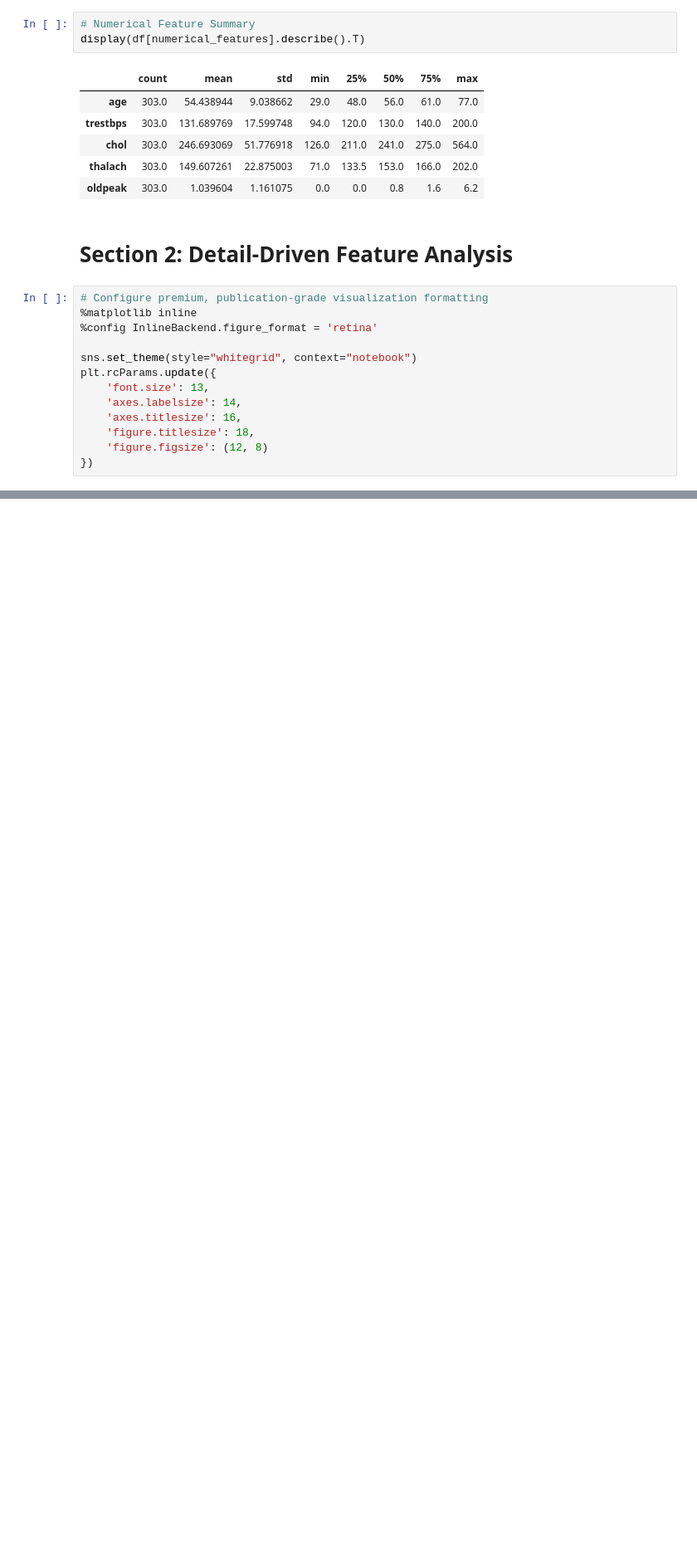
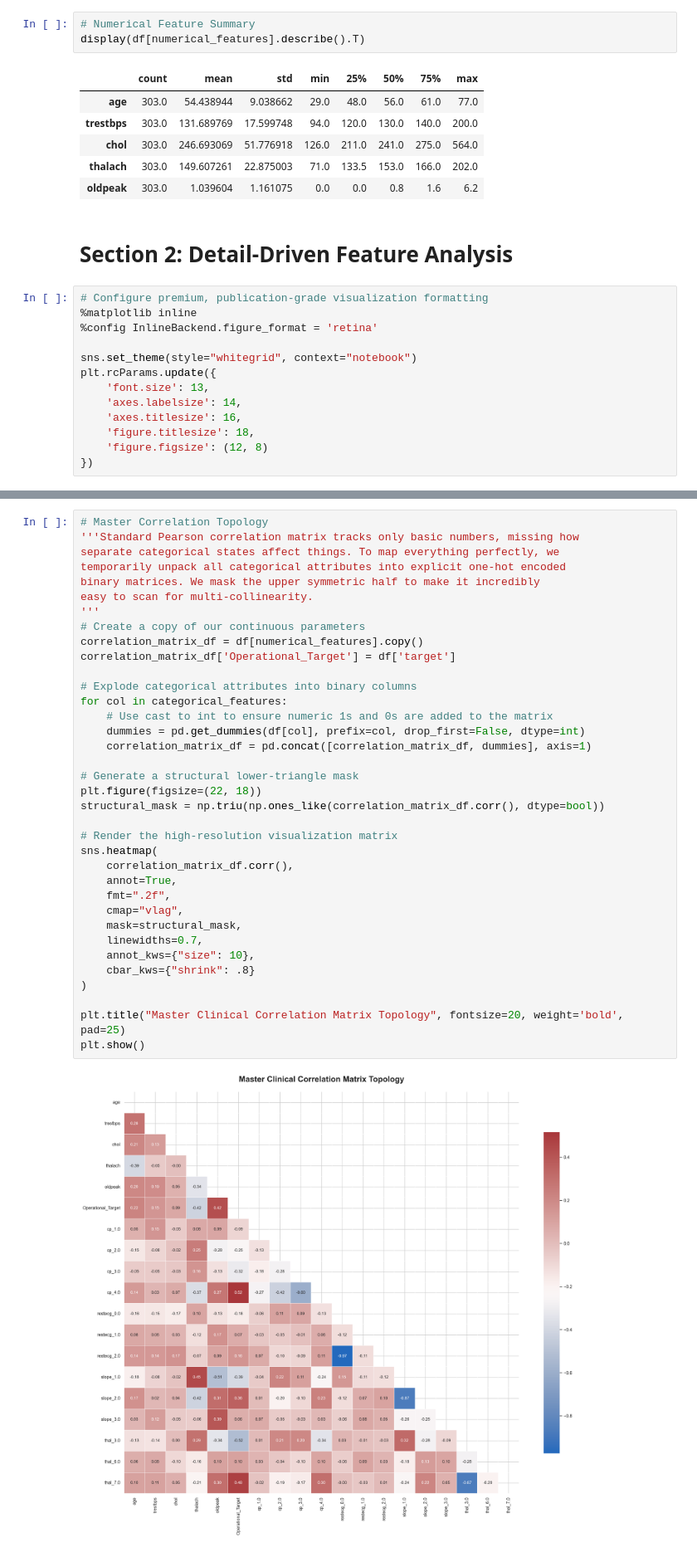
Before and after one commit to zaza25266/heart_disease_project, a Jupyter notebook: notebook/eda.ipynb, the cells around one changed output, grey strips where cells are left out. Shown at 83% size. Saved outputs shown, nothing was run; the diff lists cells and outputs as text; blank space fills up the shorter version.

```diff
--- a/notebook/eda.ipynb
+++ b/notebook/eda.ipynb
@@ -198,0 +253,38 @@ plt.show()
+# %%
+# Master Correlation Topology
+'''Standard Pearson correlation matrix tracks only basic numbers, missing how
+separate categorical states affect things. To map everything perfectly, we
+temporarily unpack all categorical attributes into explicit one-hot encoded
+binary matrices. We mask the upper symmetric half to make it incredibly
+easy to scan for multi-collinearity.
+'''
+# Create a copy of our continuous parameters
+correlation_matrix_df = df[numerical_features].copy()
+correlation_matrix_df['Operational_Target'] = df['target']
+
+# Explode categorical attributes into binary columns
+for col in categorical_features:
+    # Use cast to int to ensure numeric 1s and 0s are added to the matrix
+    dummies = pd.get_dummies(df[col], prefix=col, drop_first=False, dtype=int)
+    correlation_matrix_df = pd.concat([correlation_matrix_df, dummies], axis=1)
+
+# Generate a structural lower-triangle mask
+plt.figure(figsize=(22, 18))
+structural_mask = np.triu(np.ones_like(correlation_matrix_df.corr(), dtype=bool))
+
+# Render the high-resolution visualization matrix
+sns.heatmap(
+    correlation_matrix_df.corr(),
+    annot=True,
+    fmt=".2f",
+    cmap="vlag",
+    mask=structural_mask,
+    linewidths=0.7,
+    annot_kws={"size": 10},
+    cbar_kws={"shrink": .8}
+)
+
+plt.title("Master Clinical Correlation Matrix Topology", fontsize=20, weight='bold', pad=25)
+plt.show()
+# %% [output]
+[figure, added]
```
Also changed, not shown: parts of 8 cells of this notebook, 2 other files.
